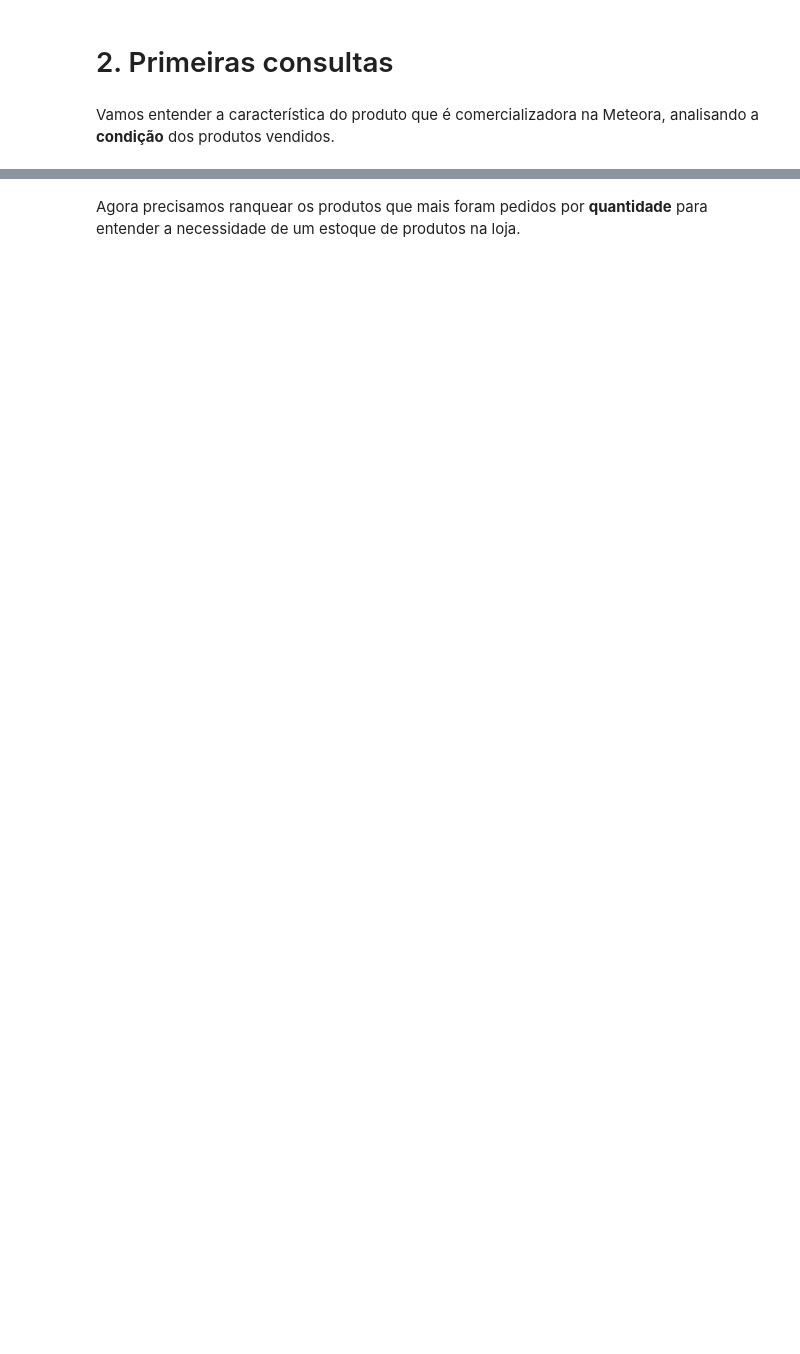
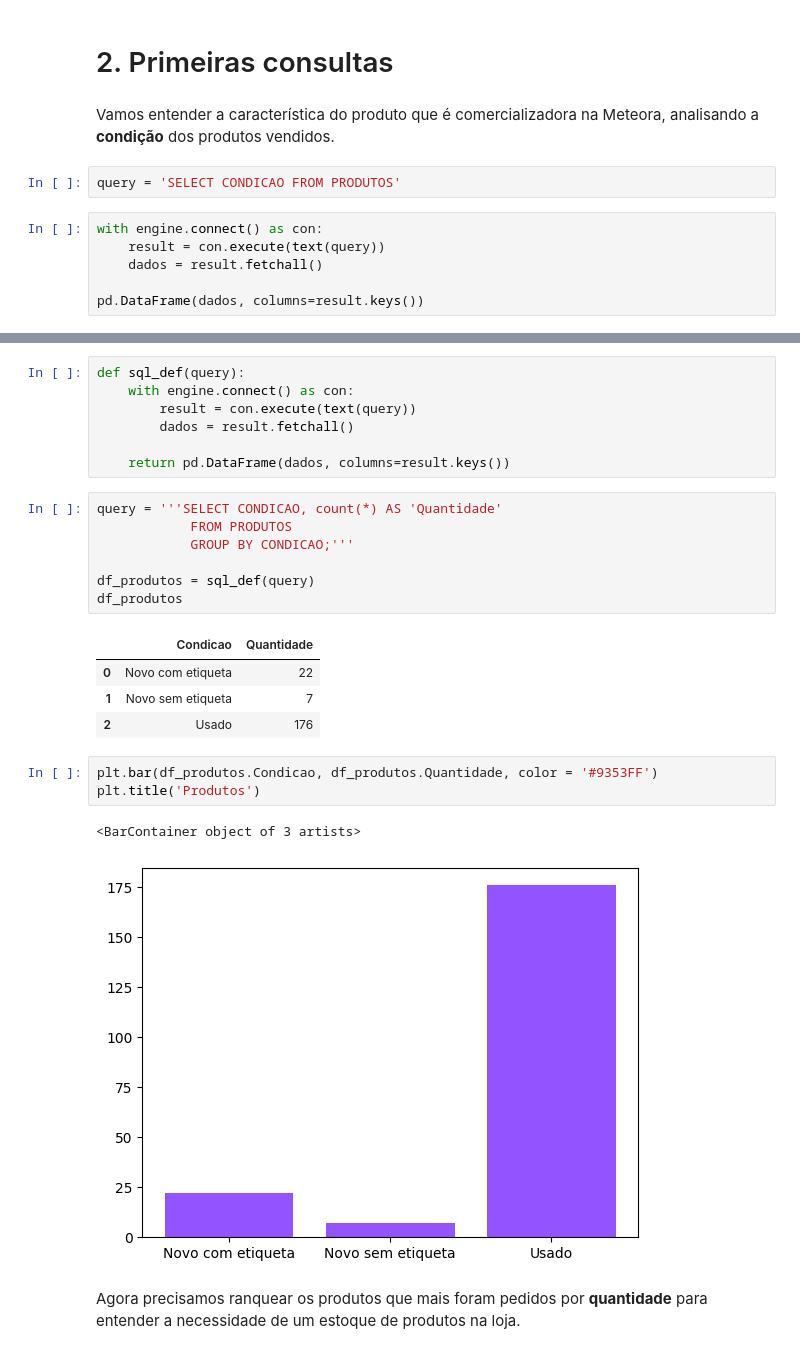
Before and after one commit to naimeaiub/Python-analise-de-dados-com-SQL, a Jupyter notebook: Notebook_Meteora.ipynb, the cells around one changed output, grey strips where cells are left out. Saved outputs shown, nothing was run; the diff lists cells and outputs as text; blank space fills up the shorter version.

```diff
--- a/Notebook_Meteora.ipynb
+++ b/Notebook_Meteora.ipynb
@@ -24,3 +41,11 @@ url_vendedores = 'https://github.com/alura-cursos/SQL-python-integracao/raw/main
 # 2. Primeiras consultas
 # %% [markdown]
 Vamos entender a característica do produto que é comercializadora na Meteora, analisando a **condição** dos produtos vendidos.
+# %%
+query = 'SELECT CONDICAO FROM PRODUTOS'
+# %%
+with engine.connect() as con:
+    result = con.execute(text(query))
+    dados = result.fetchall()
+
+pd.DataFrame(dados, columns=result.keys())
@@ -27,2 +66,27 @@ Vamos entender a característica do produto que é comercializadora na Meteora,
+# %%
+def sql_def(query):
+    with engine.connect() as con:
+        result = con.execute(text(query))
+        dados = result.fetchall()
+
+    return pd.DataFrame(dados, columns=result.keys())
+# %%
+query = '''SELECT CONDICAO, count(*) AS 'Quantidade'
+            FROM PRODUTOS
+            GROUP BY CONDICAO;'''
+
+df_produtos = sql_def(query)
+df_produtos
+# %% [output]
+|  | Condicao | Quantidade |
+| 0 | Novo com etiqueta | 22 |
+| 1 | Novo sem etiqueta | 7 |
+| 2 | Usado | 176 |
+# %%
+plt.bar(df_produtos.Condicao, df_produtos.Quantidade, color = '#9353FF')
+plt.title('Produtos')
+# %% [output]
+<BarContainer object of 3 artists>
+[figure, added]
 # %% [markdown]
 Agora precisamos ranquear os produtos que mais foram pedidos por **quantidade** para entender a necessidade de um estoque de produtos na loja.
```
Also changed, not shown: parts of 9 cells of this notebook.
